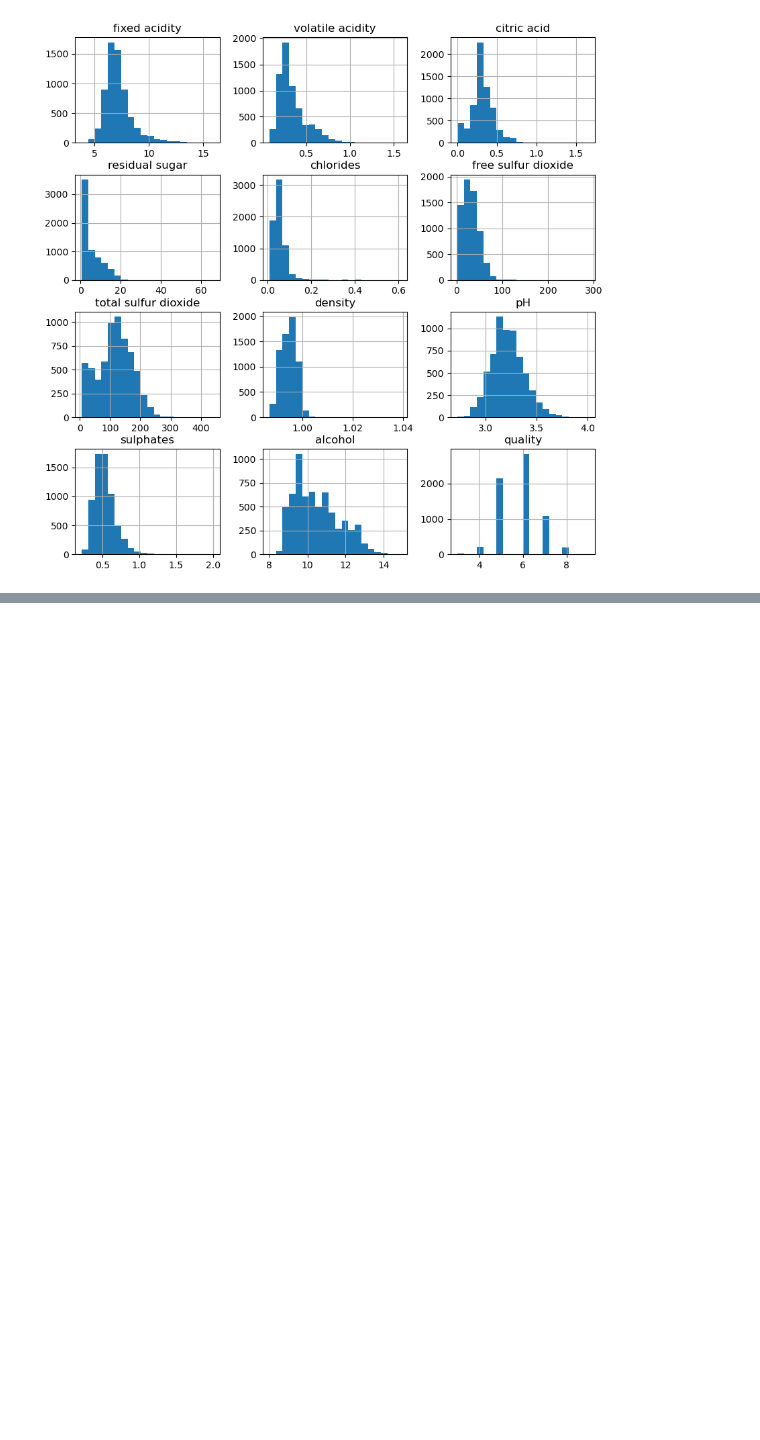
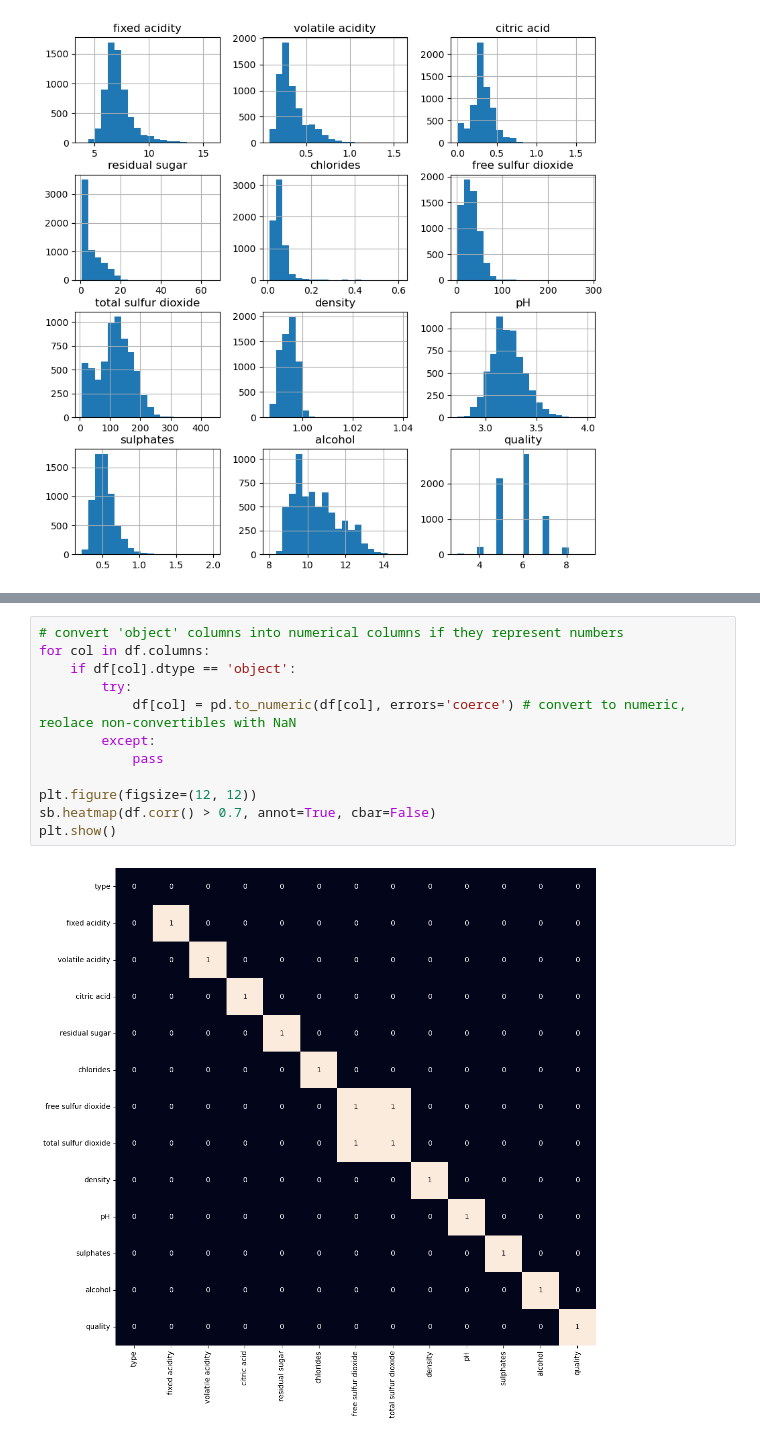
Before and after one commit to qi-qian-account/Wine-Quality-Prediction, a Jupyter notebook: wine-qualit-prediction.ipynb, the cells around one changed output, grey strips where cells are left out. Cells and saved outputs as stored; diff of their text form; blank space fills up the shorter version.

```diff
--- a/wine-qualit-prediction.ipynb
+++ b/wine-qualit-prediction.ipynb
@@ -112,0 +125,14 @@ plt.show()
+# %%
+# convert 'object' columns into numerical columns if they represent numbers
+for col in df.columns:
+    if df[col].dtype == 'object':
+        try:
+            df[col] = pd.to_numeric(df[col], errors='coerce') # convert to numeric, reolace non-convertibles with NaN
+        except:
+            pass
+
+plt.figure(figsize=(12, 12))
+sb.heatmap(df.corr() > 0.7, annot=True, cbar=False)
+plt.show()
+# %% [output]
+[figure, added]
```
Also changed, not shown: parts of 7 cells of this notebook.
